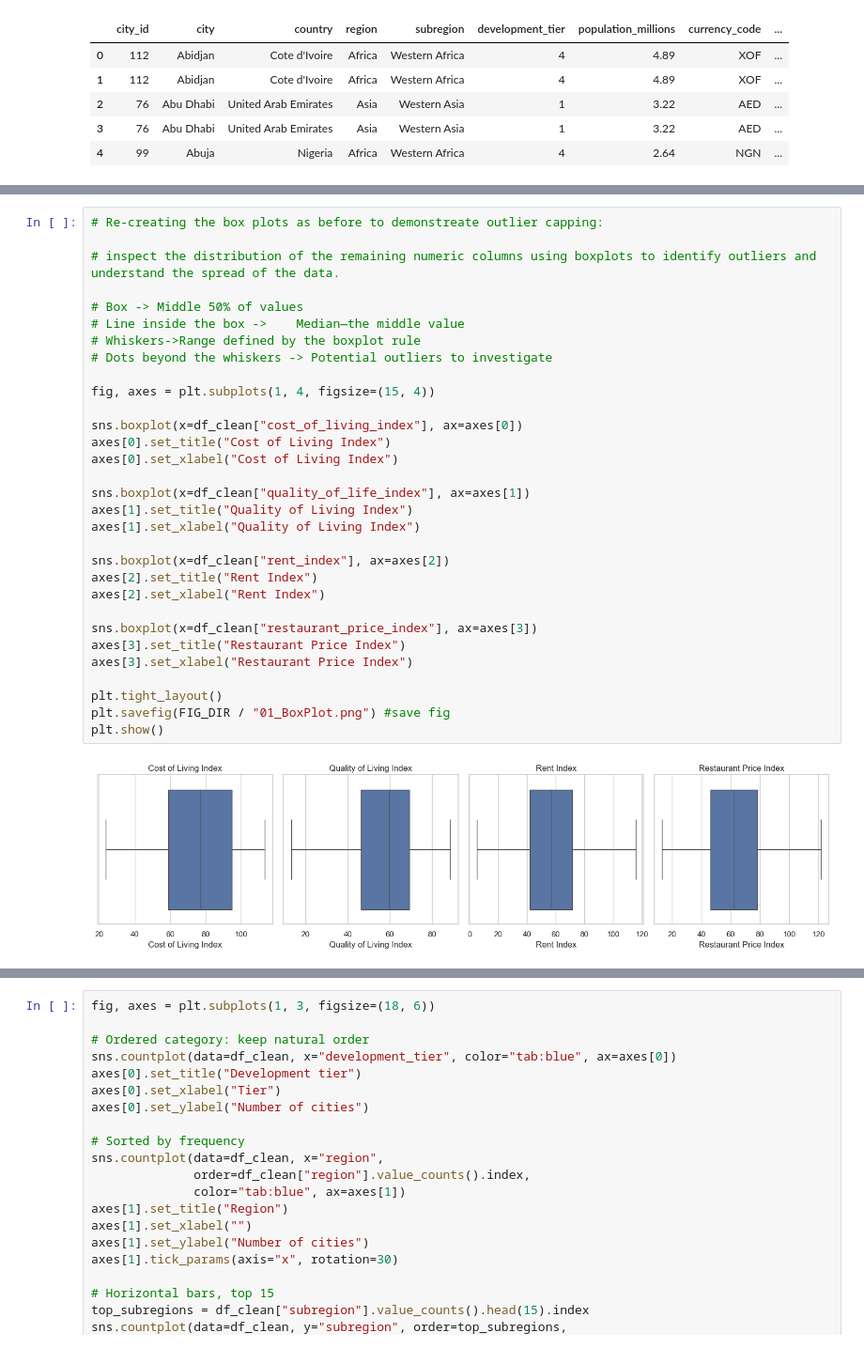
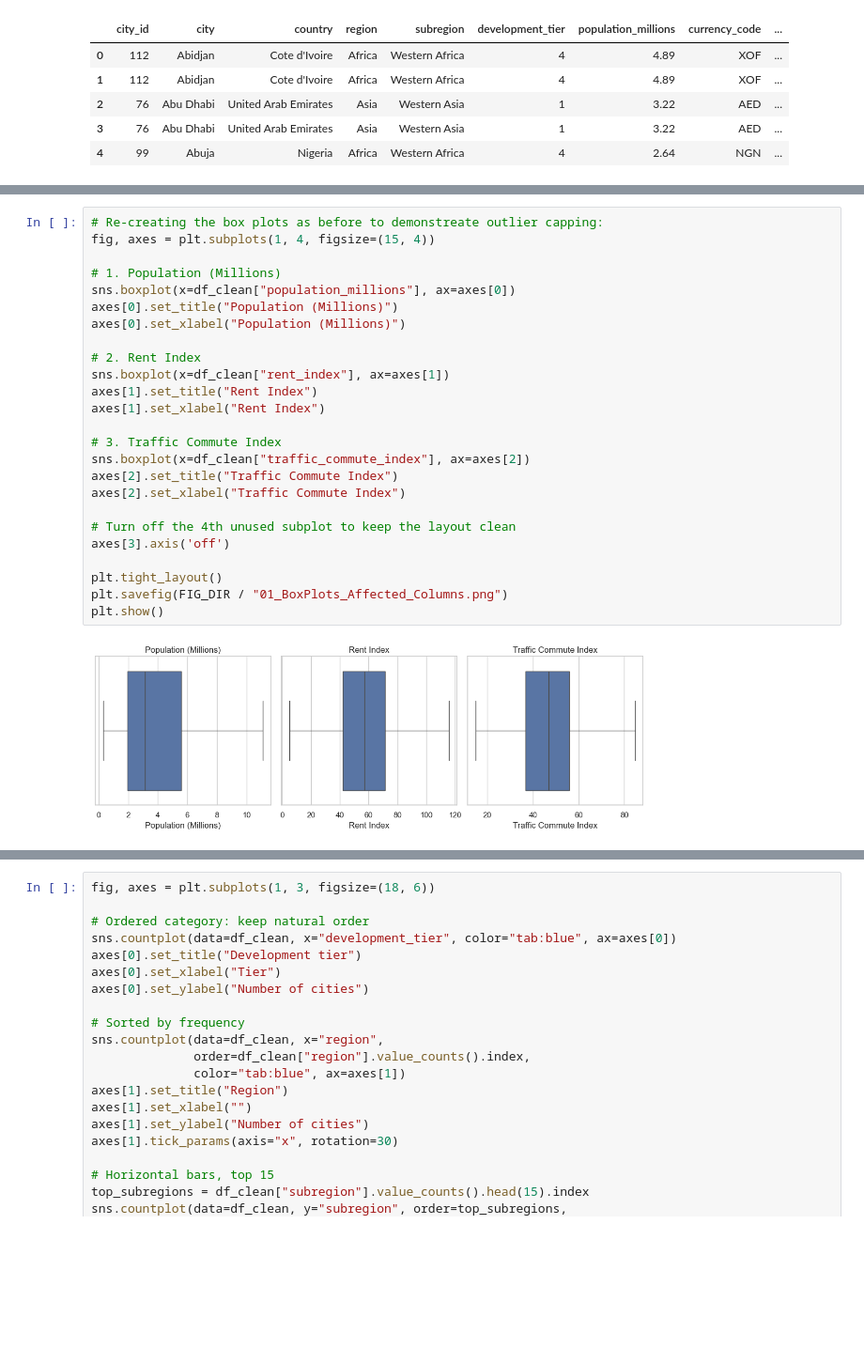
Before and after one commit to SindhujaDavuluri-IAAC/5-day1-assignment, a Jupyter notebook: data_cleaning_and_EDA_5.ipynb, the cells around one changed output, grey strips where cells are left out. Shown at 94% size. Drawn from its saved outputs; the diff is of its cells as text; blank space fills up the shorter version.

```diff
--- a/data_cleaning_and_EDA_5.ipynb
+++ b/data_cleaning_and_EDA_5.ipynb
@@ -331,39 +587,33 @@ Column 'safety_index' Bounds -> Lower: 8.43, Upper: 114.52
 7                  35.19       Medium
 8                  29.17          Low
 9                  25.58          Low
-# %%
-# Re-creating the box plots as before to demonstreate outlier capping:
-
-# inspect the distribution of the remaining numeric columns using boxplots to identify outliers and understand the spread of the data.
-
-# Box -> Middle 50% of values
-# Line inside the box ->	Median—the middle value
-# Whiskers->Range defined by the boxplot rule
-# Dots beyond the whiskers -> Potential outliers to investigate
-
-fig, axes = plt.subplots(1, 4, figsize=(15, 4))
-
-sns.boxplot(x=df_clean["cost_of_living_index"], ax=axes[0])
-axes[0].set_title("Cost of Living Index")
-axes[0].set_xlabel("Cost of Living Index")
-
-sns.boxplot(x=df_clean["quality_of_life_index"], ax=axes[1])
-axes[1].set_title("Quality of Living Index")
-axes[1].set_xlabel("Quality of Living Index")
-
-sns.boxplot(x=df_clean["rent_index"], ax=axes[2])
-axes[2].set_title("Rent Index")
-axes[2].set_xlabel("Rent Index")
-
-sns.boxplot(x=df_clean["restaurant_price_index"], ax=axes[3])
-axes[3].set_title("Restaurant Price Index")
-axes[3].set_xlabel("Restaurant Price Index")
-
-plt.tight_layout()
-plt.savefig(FIG_DIR / "01_BoxPlot.png") #save fig
-plt.show()
-# %% [output]
-[figure, removed]
+# %%
+# Re-creating the box plots as before to demonstreate outlier capping:
+fig, axes = plt.subplots(1, 4, figsize=(15, 4))
+
+# 1. Population (Millions)
+sns.boxplot(x=df_clean["population_millions"], ax=axes[0])
+axes[0].set_title("Population (Millions)")
+axes[0].set_xlabel("Population (Millions)")
+
+# 2. Rent Index
+sns.boxplot(x=df_clean["rent_index"], ax=axes[1])
+axes[1].set_title("Rent Index")
+axes[1].set_xlabel("Rent Index")
+
+# 3. Traffic Commute Index
+sns.boxplot(x=df_clean["traffic_commute_index"], ax=axes[2])
+axes[2].set_title("Traffic Commute Index")
+axes[2].set_xlabel("Traffic Commute Index")
+
+# Turn off the 4th unused subplot to keep the layout clean
+axes[3].axis('off')
+
+plt.tight_layout()
+plt.savefig(FIG_DIR / "01_BoxPlots_Affected_Columns.png")
+plt.show()
+# %% [output]
+[figure, added]
 # %%
 # Initiating missing value analysis
 missing_report(df_clean).head(12)
```
Also changed, not shown: parts of 54 cells of this notebook, 7 other files.
